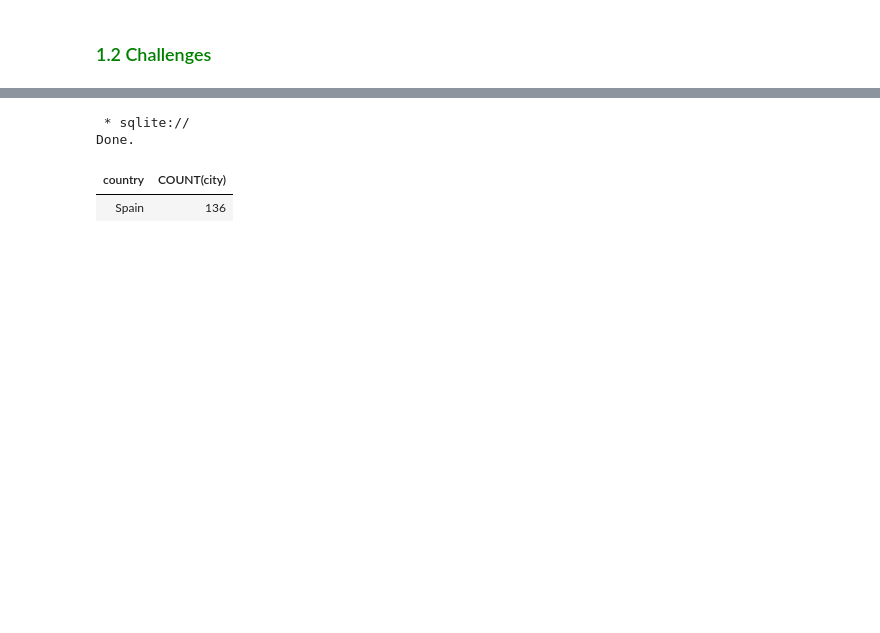
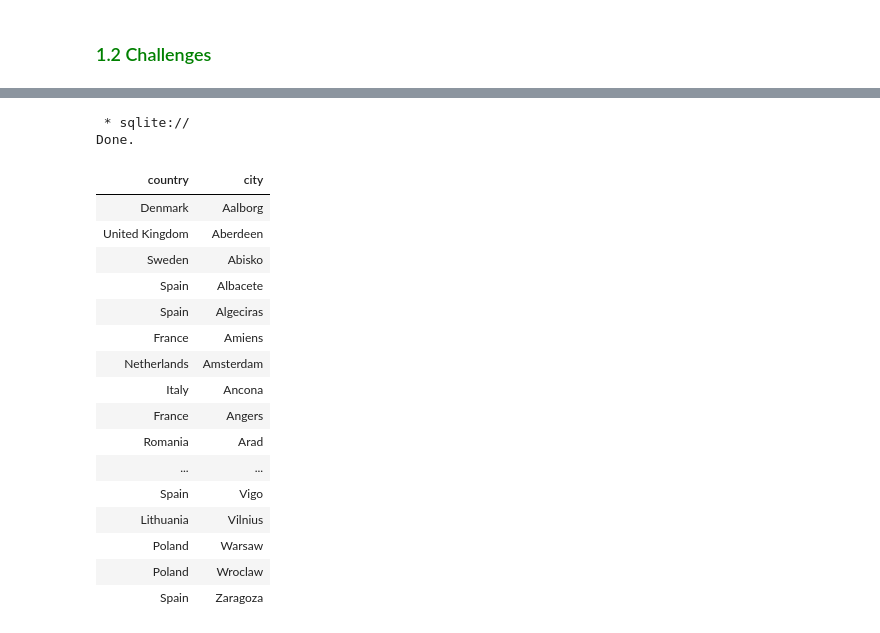
Before and after one commit to LucyKinyua/Week2_MS, a Jupyter notebook: Copy_of_SQL_Programming_Inner_Joins.ipynb, the cells around one changed output, grey strips where cells are left out. Saved outputs shown, nothing was run; the diff lists cells and outputs as text; code cells hidden in the pictures; blank space fills up the shorter version.

```diff
--- a/Copy_of_SQL_Programming_Inner_Joins.ipynb
+++ b/Copy_of_SQL_Programming_Inner_Joins.ipynb
@@ -201,15 +214,29 @@ Done.
 # %%
 # Challenge 6
 # Which european cities belong to a country with a coastline?
 #
 %%sql
-SELECT Cities.country, COUNT(city)
+SELECT Cities.country, city
 FROM Cities INNER JOIN Countries
      ON Cities.country = Countries.country
 WHERE EU = "yes" AND coastline = "yes"
-ORDER BY Cities.country
 # %% [output]
  * sqlite://
 Done.
-| country | COUNT(city) |
-| Spain | 136 |
+| country | city |
+| Denmark | Aalborg |
+| United Kingdom | Aberdeen |
+| Sweden | Abisko |
+| Spain | Albacete |
+| Spain | Algeciras |
+| France | Amiens |
+| Netherlands | Amsterdam |
+| Italy | Ancona |
+| France | Angers |
+| Romania | Arad |
+| ... | ... |
+| Spain | Vigo |
+| Lithuania | Vilnius |
+| Poland | Warsaw |
+| Poland | Wroclaw |
+| Spain | Zaragoza |
```
Also changed, not shown: parts of 6 cells of this notebook.
